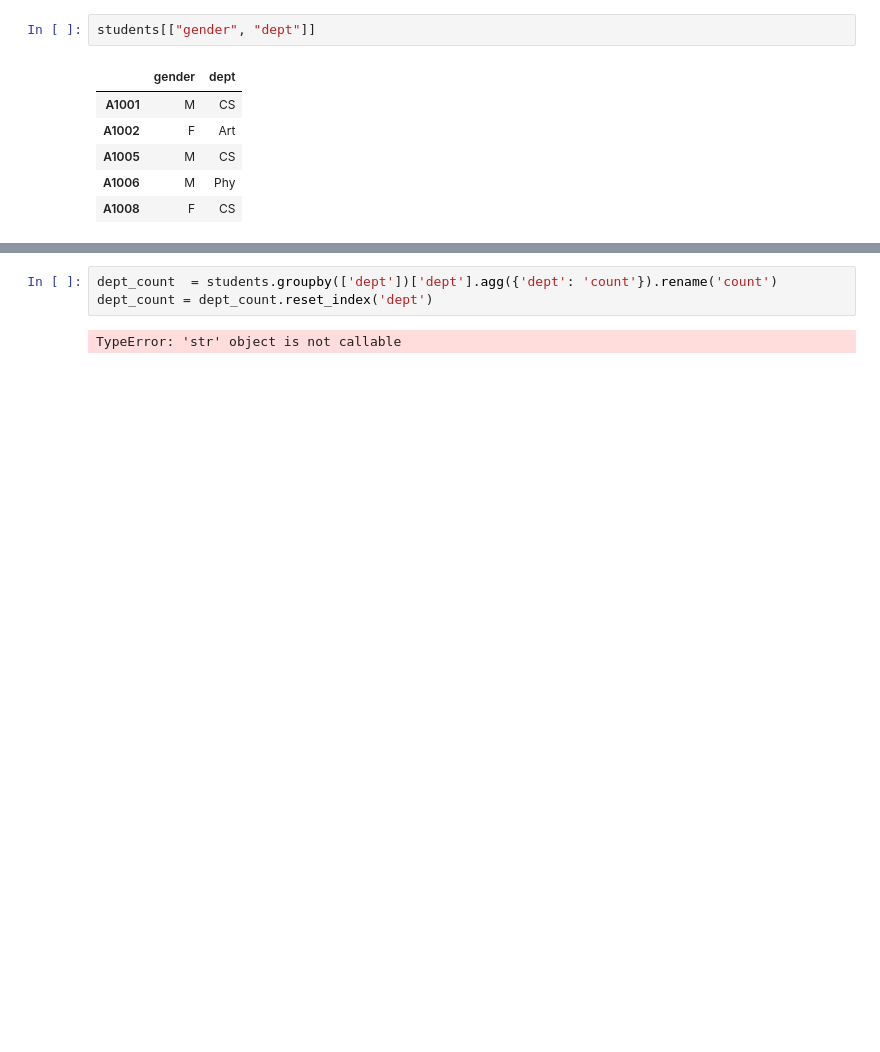
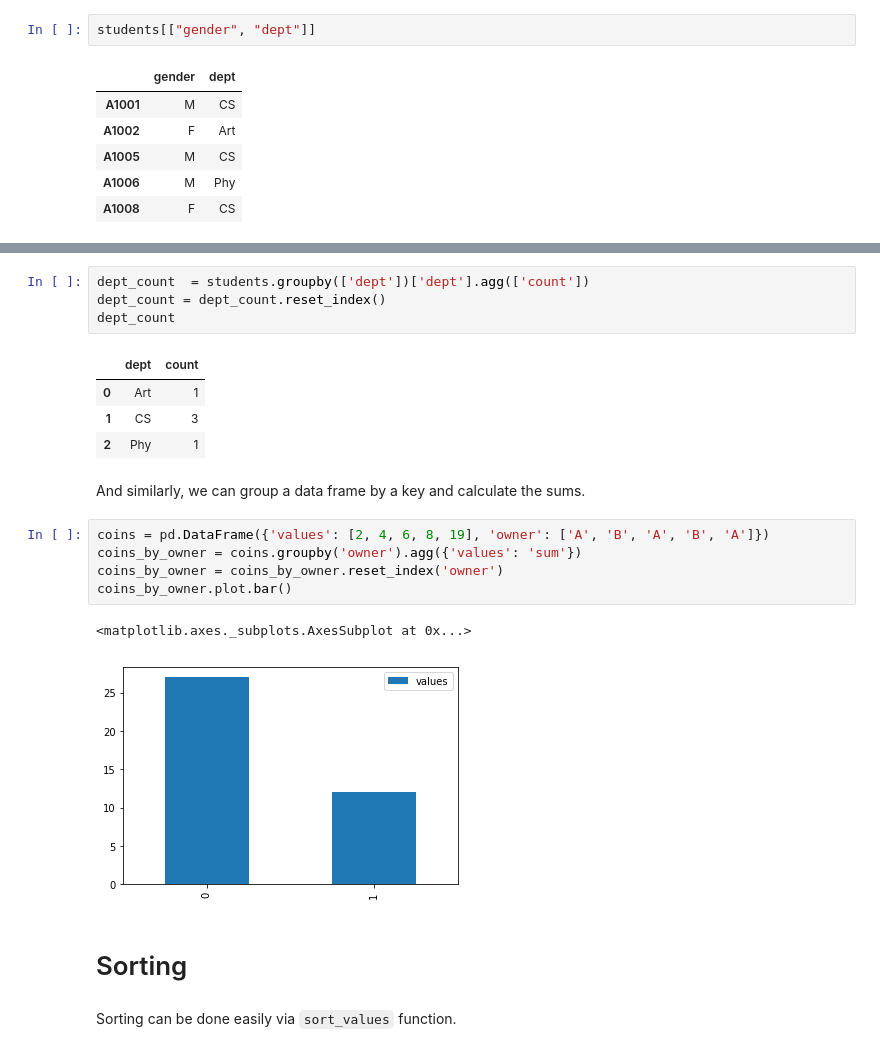
Before and after one commit to howawong/python-for-students, a Jupyter notebook: Data Manipulation.ipynb, the cells around one changed output, grey strips where cells are left out. Cells and saved outputs as stored; diff of their text form; blank space fills up the shorter version.

Commit message:
Update Data Manipulation

```diff
--- a/Data Manipulation.ipynb
+++ b/Data Manipulation.ipynb
@@ -232,5 +235,23 @@ students[["gender", "dept"]]
 # %%
-dept_count  = students.groupby(['dept'])['dept'].agg({'dept': 'count'}).rename('count')
-dept_count = dept_count.reset_index('dept')
+dept_count  = students.groupby(['dept'])['dept'].agg(['count'])
+dept_count = dept_count.reset_index()
+dept_count
 # %% [output]
-TypeError: 'str' object is not callable
+|  | dept | count |
+| 0 | Art | 1 |
+| 1 | CS | 3 |
+| 2 | Phy | 1 |
+# %% [markdown]
+And similarly, we can group a data frame by a key and calculate the sums.
+# %%
+coins = pd.DataFrame({'values': [2, 4, 6, 8, 19], 'owner': ['A', 'B', 'A', 'B', 'A']})
+coins_by_owner = coins.groupby('owner').agg({'values': 'sum'})
+coins_by_owner = coins_by_owner.reset_index('owner')
+coins_by_owner.plot.bar()
+# %% [output]
+<matplotlib.axes._subplots.AxesSubplot at 0x...>
+[figure, added]
+# %% [markdown]
+# Sorting
+# %% [markdown]
+Sorting can be done easily via `sort_values` function.
```
Also changed, not shown: parts of 26 cells of this notebook, 1 other file.
